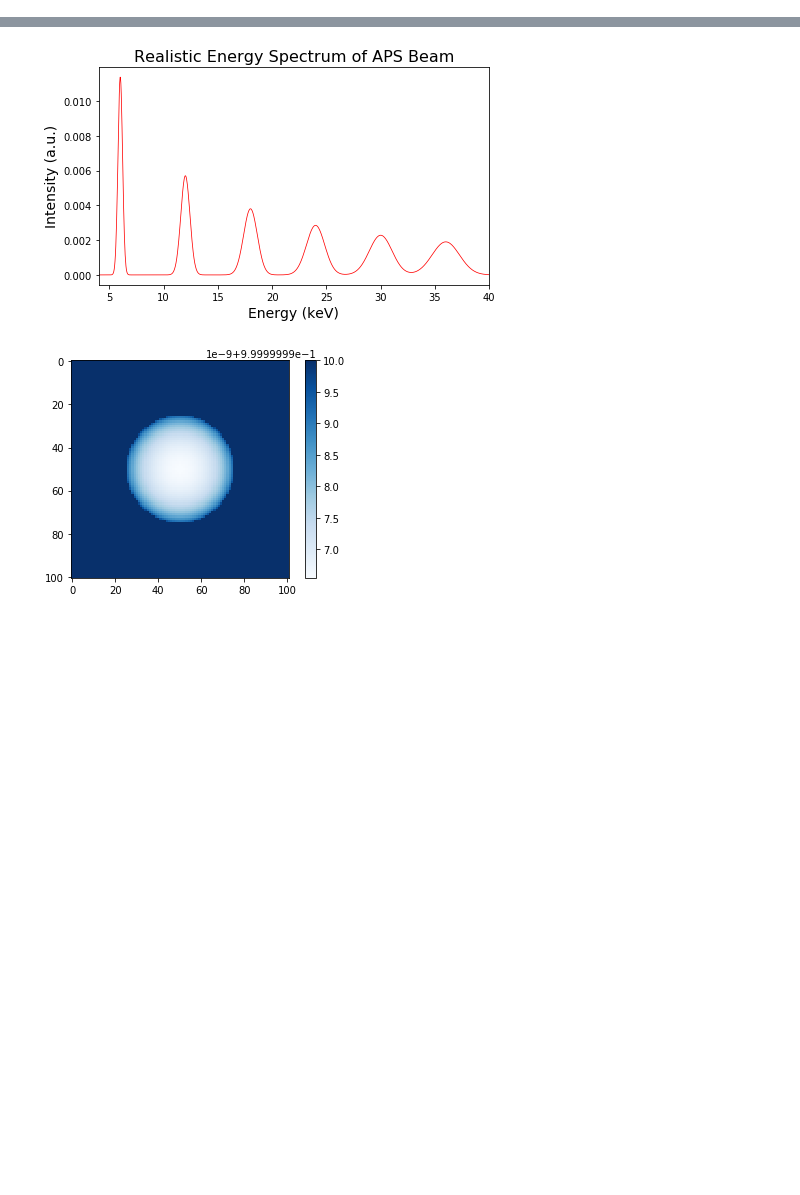
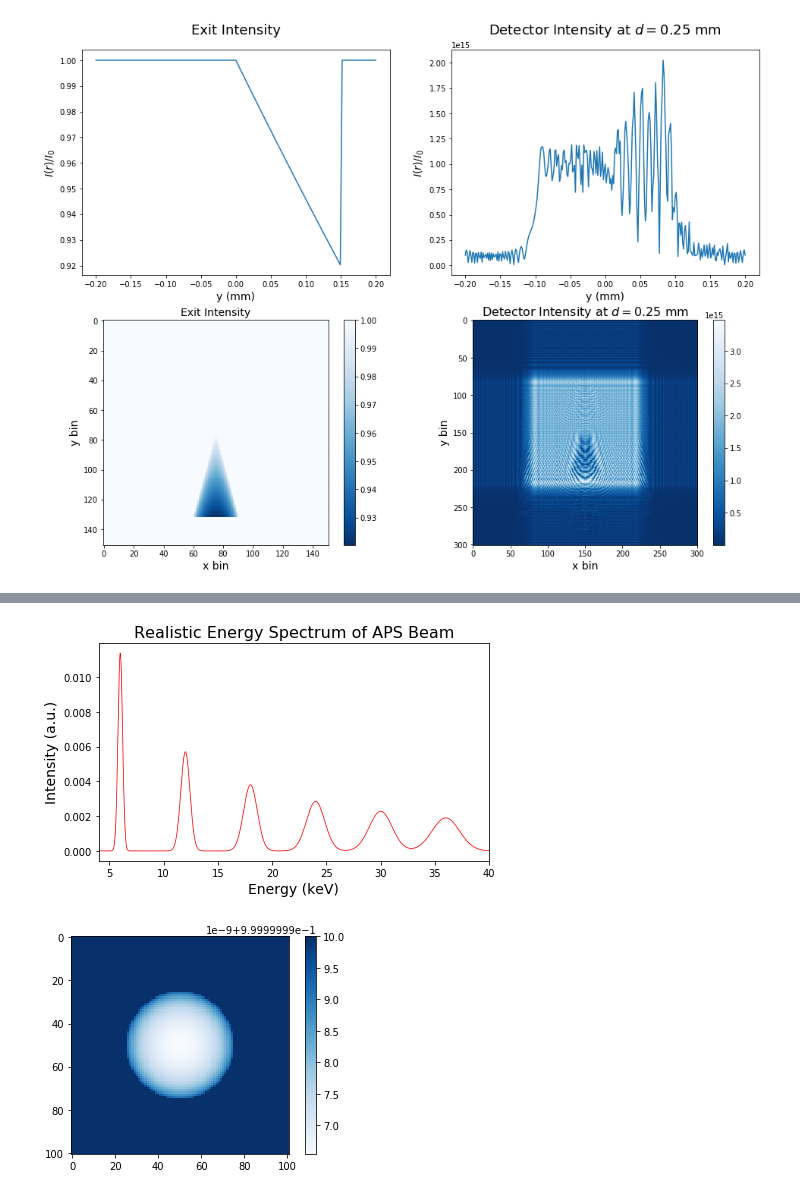
Before and after one commit to MSenani/X-Ray-Image-Reconstruction, a Jupyter notebook: Sphere_Reconstruction.ipynb, the cells around one changed output, grey strips where cells are left out. Saved outputs shown, nothing was run; the diff lists cells and outputs as text; code cells hidden in the pictures; blank space fills up the shorter version.

```diff
--- a/Sphere_Reconstruction.ipynb
+++ b/Sphere_Reconstruction.ipynb
@@ -190,0 +346,84 @@ plt.show()
+# %%
+def ConeThickness(x,y,args):
+    '''
+    Returns thickness through a horizontal right-opening
+    cone of height h and half-angle theta at a given (x,y)
+    '''
+    h = args['h']
+    theta = args['theta']
+
+    r = abs(x) * np.tan(theta) # radius of circular cone slice
+
+    if abs(y) < r and x < h and x > 0:
+        return np.sqrt(r**2 - y**2) * 2
+    else:
+        return 0.
+# %%
+eV2J   = 1.60217662e-19       # [J/eV]
+
+## Physical parameters
+height = 150e-6               # [m]: cylinder height
+theta  = 15 * np.pi/180      # [rad]: cone half-angle
+args   = {'h': height, 'theta': theta}
+d      = 250e-6               # [m]: camera z-distance from edge of cylinder
+Lx     = 400e-6               # [m]: image field x-length
+Ly     = 400e-6               # [m]: image field y-length
+E0     = 5928.44775           # [keV]: incident beam energy
+delta = 1.51026588e-05
+beta  = 3.45463604e-08
+
+## Discretization parameters
+nbins_x  = 150             # Number of x bins
+nbins_y  = 150             # Number of y bins
+dx       = Lx/nbins_x      # Spacing between x grid-points
+dy       = Ly/nbins_y      # Spacing between y grid-points
+
+
+attenuated_wave = attenuation_pw(t_func = ConeThickness, shape_args = args, z0 = -args['h']*np.tan(args['theta']),
+                                 E = E0*eV2J, delta = delta, beta = beta,
+                                 Lx = Lx, Ly = Ly, nbins_x = nbins_x, nbins_y = nbins_y)
+propagated_wave = propagate(attenuated_wave, E0*eV2J, d, mode = 'full')
+
+## Plotting
+fig = plt.figure(figsize = (16,12))
+ax1 = fig.add_subplot(221)
+ax2 = fig.add_subplot(222)
+
+att_dim  = attenuated_wave.shape
+prop_dim = propagated_wave.shape
+
+x1 = np.linspace(-nbins_x/2, nbins_x/2, att_dim[0]) * dx * 1e3
+ax1.plot(x1, np.abs(attenuated_wave[:,int(nbins_x/2)]))
+ax1.set_xlabel('y (mm)', fontsize = 14)
+ax1.set_ylabel('$I(r)/I_0$', fontsize = 14)
+ax1.set_title('Exit Intensity', fontsize = 18, y = 1.05)
+
+x2 = np.linspace(-nbins_x/2, nbins_x/2, prop_dim[0]) * dx * 1e3
+ax2.plot(x2, np.abs(propagated_wave[:,int(nbins_x/2)]))
+ax2.set_xlabel('y (mm)', fontsize = 14)
+ax2.set_ylabel('$I(r)/I_0$', fontsize = 14)
+ax2.set_title('Detector Intensity at $d=$'+str(d*1e3)+' mm', fontsize = 18, y = 1.05)
+
+ax3 = fig.add_subplot(223)
+ax4 = fig.add_subplot(224)
+
+im1 = ax3.imshow(abs(attenuated_wave), cmap = 'Blues_r')
+fig.colorbar(im1, ax = ax3)
+ax3.set_title('Exit Intensity', fontsize = 14)
+ax3.set_xlabel('x bin', fontsize = 14)
+ax3.set_ylabel('y bin', fontsize = 14)
+
+im2 = ax4.imshow(abs(propagated_wave), cmap = 'Blues_r')
+fig.colorbar(im2, ax = ax4)
+ax4.set_title('Detector Intensity at $d=$'+str(d*1e3)+' mm', fontsize = 16)
+ax4.set_xlabel('x bin', fontsize = 14)
+ax4.set_ylabel('y bin', fontsize = 14)
+
+plt.savefig('Cone1.png')
+plt.savefig('Cone2.png')
+plt.savefig('Cone3.png')
+plt.savefig('Cone4.png')
+
+plt.show()
+# %% [output]
+[figure, added]
```
Also changed, not shown: parts of 13 cells of this notebook.
